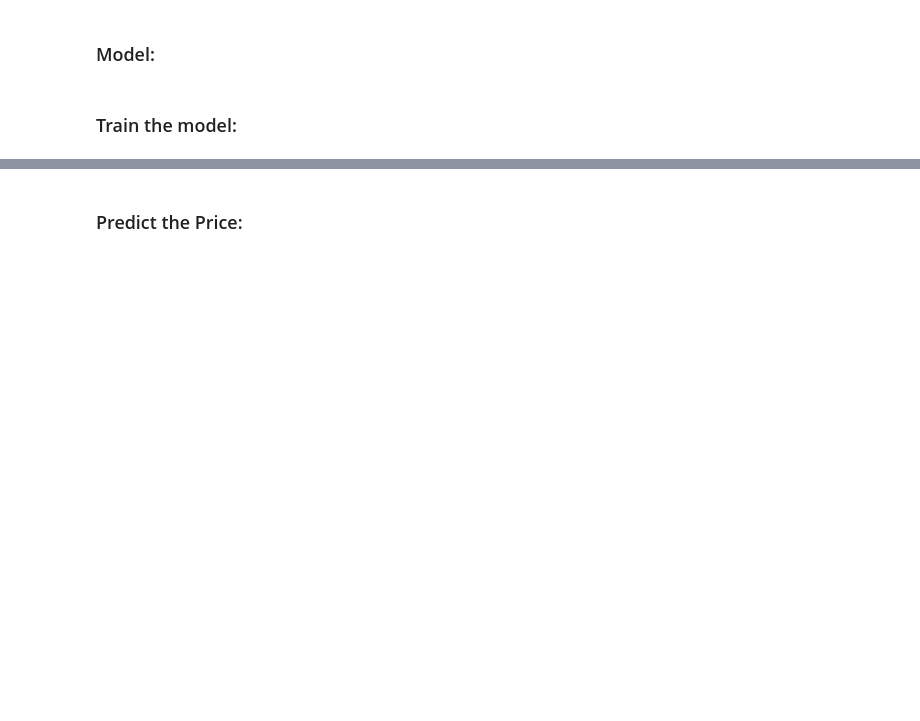
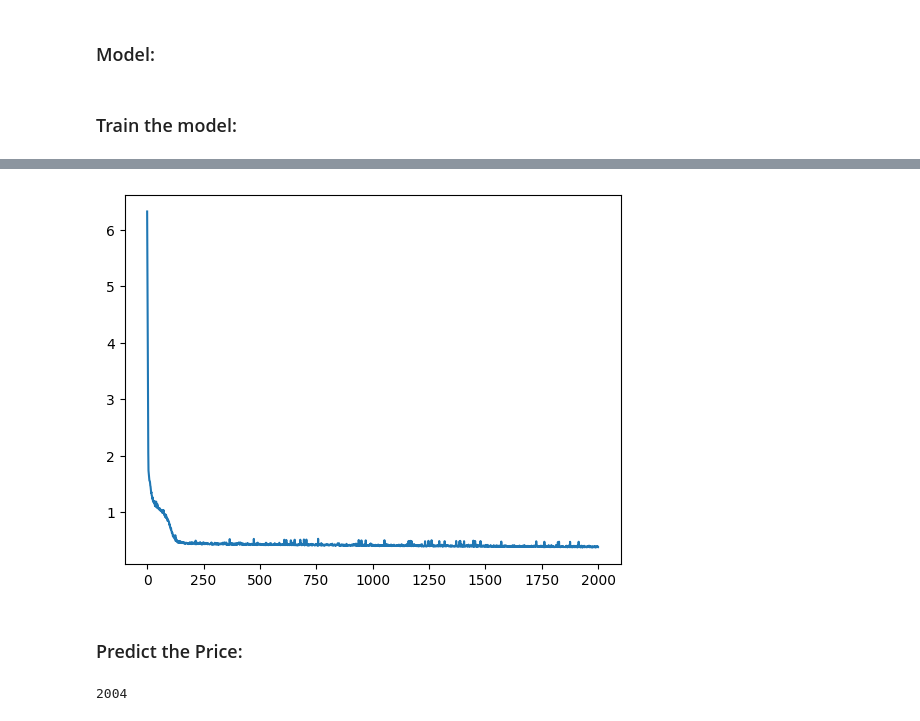
Before and after one commit to JensH-2157843/AML_Project, a Jupyter notebook: src/neural_networks/Price_prediction.ipynb, the cells around one changed output, grey strips where cells are left out. Drawn from its saved outputs; the diff is of its cells as text; code cells hidden in the pictures; blank space fills up the shorter version.

```diff
--- a/src/neural_networks/Price_prediction.ipynb
+++ b/src/neural_networks/Price_prediction.ipynb
@@ -48,3 +98,9 @@ for index,data in df.iterrows():
+# %%
+train_size = int(len(Countries) * 0.67)
+test_size = len(Countries) - train_size
+train_x, train_y, train_s = toTensor(dict(itertools.islice(Countries.items(),14)))
+test_x, test_y, test_s = toTensor(dict(itertools.islice(Countries.items(),14,len(Countries))))
+device = torch.device("cuda" if torch.cuda.is_available() else "cpu")
 # %% [markdown]
 ### Model:
 # %%
@@ -66,2 +123,34 @@ class LSTMModel(nn.Module):
 # %% [markdown]
 ### Train the model:
+# %%
+LR = 0.0001
+num_epochs = 2000
+# %%
+
+
+train_ds = TensorDataset(train_x.float(), train_y.float())
+test_ds = TensorDataset(test_x.float(), test_y.float())
+
+train_loader = DataLoader(train_ds, batch_size=8, shuffle=True)
+test_loader = DataLoader(test_ds, batch_size=8)
+
+model = LSTMModel(1, 128).to(device)
+criterion = nn.MSELoss()
+optimizer = torch.optim.Adam(model.parameters(), lr=LR)
+
+losses = []
+for epoch in range(num_epochs):
+    model.train()
+    total_loss = 0
+    for xb, yb in train_loader:
+        xb = xb.to(device)
+        yb = yb.view(-1, 1).to(device)
+        pred = model(xb)
+        loss = criterion(pred, yb)
+        optimizer.zero_grad()
+        loss.backward()
+        torch.nn.utils.clip_grad_norm_(model.parameters(), max_norm=1.0)
+        optimizer.step()
+        total_loss += loss.item()
+    losses.append(total_loss)
+    print(f"Epoch {epoch+1}, Loss: {total_loss:.4f}")
@@ -68,2 +206,9 @@ class LSTMModel(nn.Module):
+# %%
+import matplotlib.pyplot as plt
+
+plt.plot(losses)
+plt.show()
+# %% [output]
+[figure, added]
 # %% [markdown]
 ### Predict the Price:
@@ -69,0 +224,4 @@ class LSTMModel(nn.Module):
+# %%
+2001 + len([2001,2002,2003])
+# %% [output]
+2004
```
Also changed, not shown: parts of 9 cells of this notebook.
